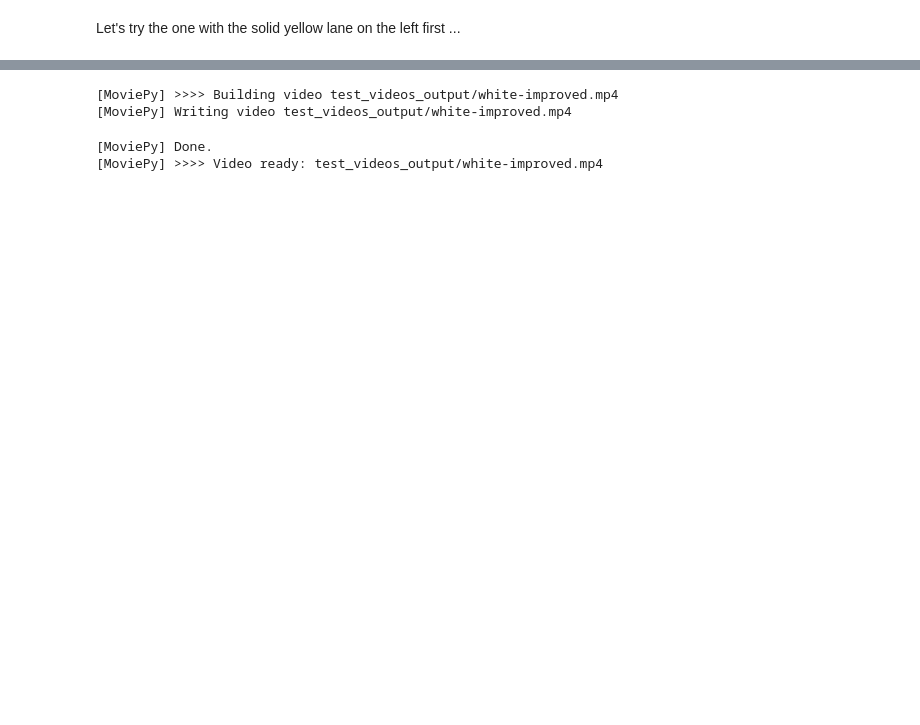
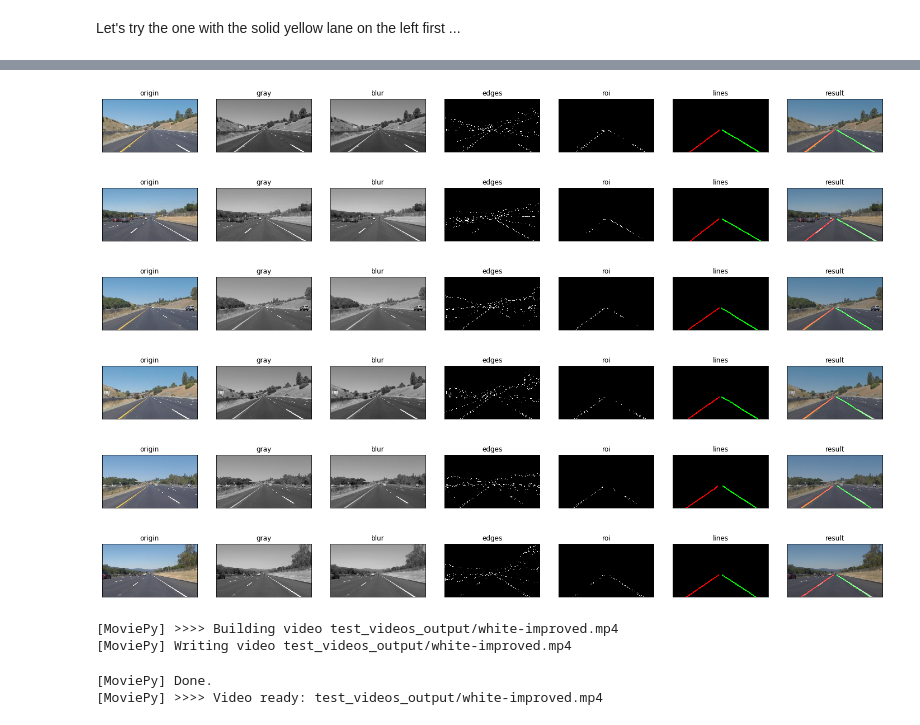
Before and after one commit to ahmed-hassan97/Finding-Lane-Lines, a Jupyter notebook: Finding-Lane-Lines.ipynb, the cells around one changed output, grey strips where cells are left out. Cells and saved outputs as stored; diff of their text form; code cells hidden in the pictures; blank space fills up the shorter version.

```diff
--- a/Finding-Lane-Lines.ipynb
+++ b/Finding-Lane-Lines.ipynb
@@ -234,6 +248,11 @@ def improved_lines(left_lines, right_lines, shape):
 
     return left_lines, right_lines
 
+def draw_lines2(img, lines, color=[255, 0, 0], thickness=10):
+    for line in lines:
+        cv2.line(img, (line[0], line[1]), (line[2], line[3]), color, thickness)
+
+
 def improved_hough_lines(img, rho, theta, threshold, min_line_len, max_line_gap):
     lines = cv2.HoughLinesP(img, rho, theta, threshold, np.array([]), minLineLength=min_line_len,
                             maxLineGap=max_line_gap)
@@ -241,8 +260,8 @@ def improved_hough_lines(img, rho, theta, threshold, min_line_len, max_line_gap)
     left_lines, right_lines = divide_lines(img, lines)
     left_lines, right_lines = improved_lines(left_lines, right_lines, img.shape)
     line_img = np.zeros((img.shape[0], img.shape[1], 3), dtype=np.uint8)
-    draw_lines(line_img, left_lines, [255, 0, 0], 10)
-    draw_lines(line_img, right_lines, [0, 255, 0], 10)
+    draw_lines2(line_img, left_lines, [255, 0, 0], 10)
+    draw_lines2(line_img, right_lines, [0, 255, 0], 10)
 
     return line_img
 # %%
@@ -255,5 +274,38 @@ def improved_process_image(image):
     result = cv2.addWeighted(image, 0.8, lines, 1., 0.)
     return result
+# %%
+for frame in frames:
+    image = mpimg.imread("test_images/" + frame)
+    gray = cv2.cvtColor(image, cv2.COLOR_RGB2GRAY)
+    blur = cv2.GaussianBlur(gray, (5, 5), 0)
+    edges = cv2.Canny(blur, 50, 150)
+    roi = get_roi(edges)
+    lines = improved_hough_lines(roi, 2, np.pi / 180, 15, 5, 20)
+    result = cv2.addWeighted(image, 0.8, lines, 1., 0.)
+
+    plt.figure(figsize=(25,15))
+    plt.subplot(171), plt.imshow(image)
+    plt.title("origin"), plt.xticks([]), plt.yticks([])
+    plt.subplot(172), plt.imshow(gray, cmap='gray')
+    plt.title("gray"), plt.xticks([]), plt.yticks([])
+    plt.subplot(173), plt.imshow(blur, cmap='gray')
+    plt.title("blur"), plt.xticks([]), plt.yticks([])
+    plt.subplot(174), plt.imshow(edges, cmap='gray')
+    plt.title("edges"), plt.xticks([]), plt.yticks([])
+    plt.subplot(175), plt.imshow(roi, cmap='gray')
+    plt.title("roi"), plt.xticks([]), plt.yticks([])
+    plt.subplot(176), plt.imshow(lines, cmap='gray')
+    plt.title("lines"), plt.xticks([]), plt.yticks([])
+    plt.subplot(177), plt.imshow(result)
+    plt.title("result"), plt.xticks([]), plt.yticks([])
+    plt.show()
+# %% [output]
+[figure, added]
+[figure, added]
+[figure, added]
+[figure, added]
+[figure, added]
+[figure, added]
 # %%
 white_output_improved = 'test_videos_output/white-improved.mp4'
 clips = VideoFileClip("test_videos/solidWhiteRight.mp4")
```
Also changed, not shown: parts of 13 cells of this notebook, 13 other files.
